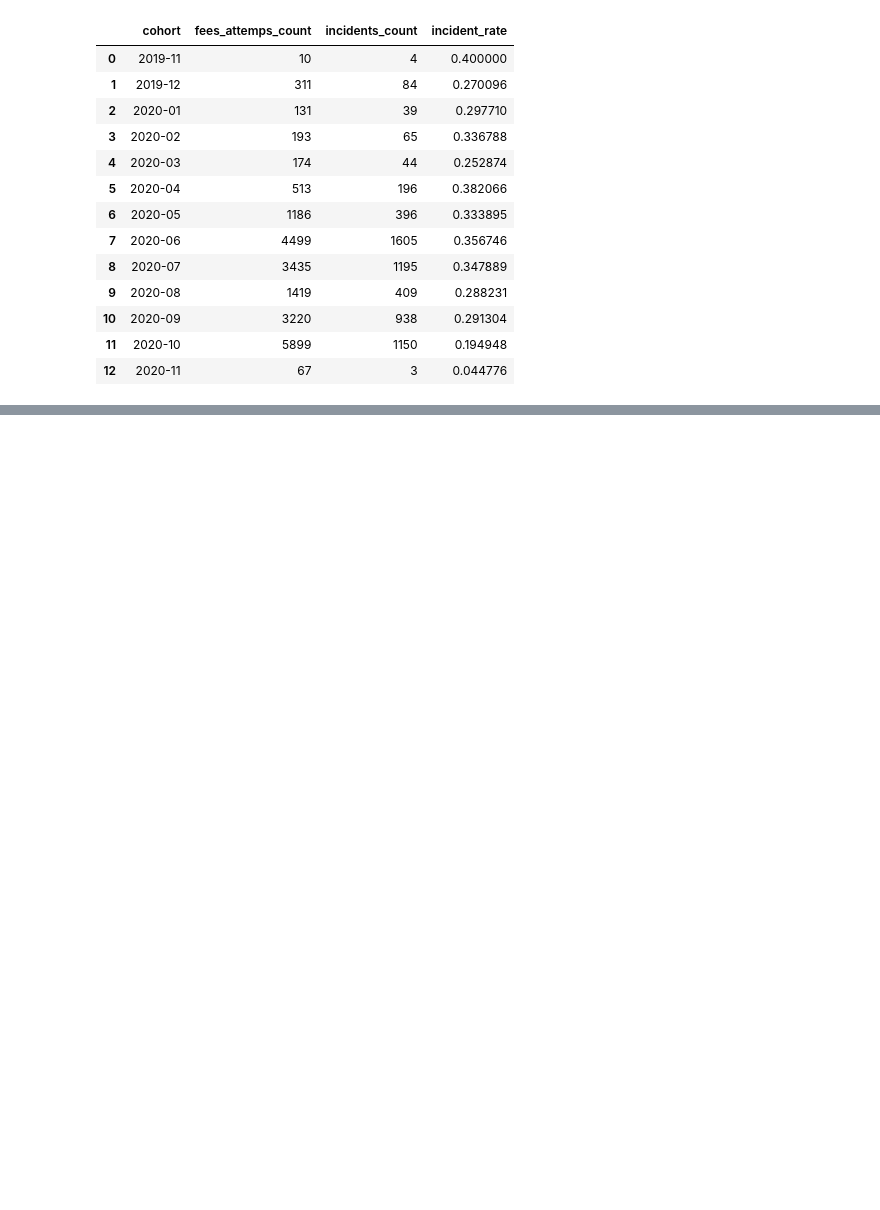
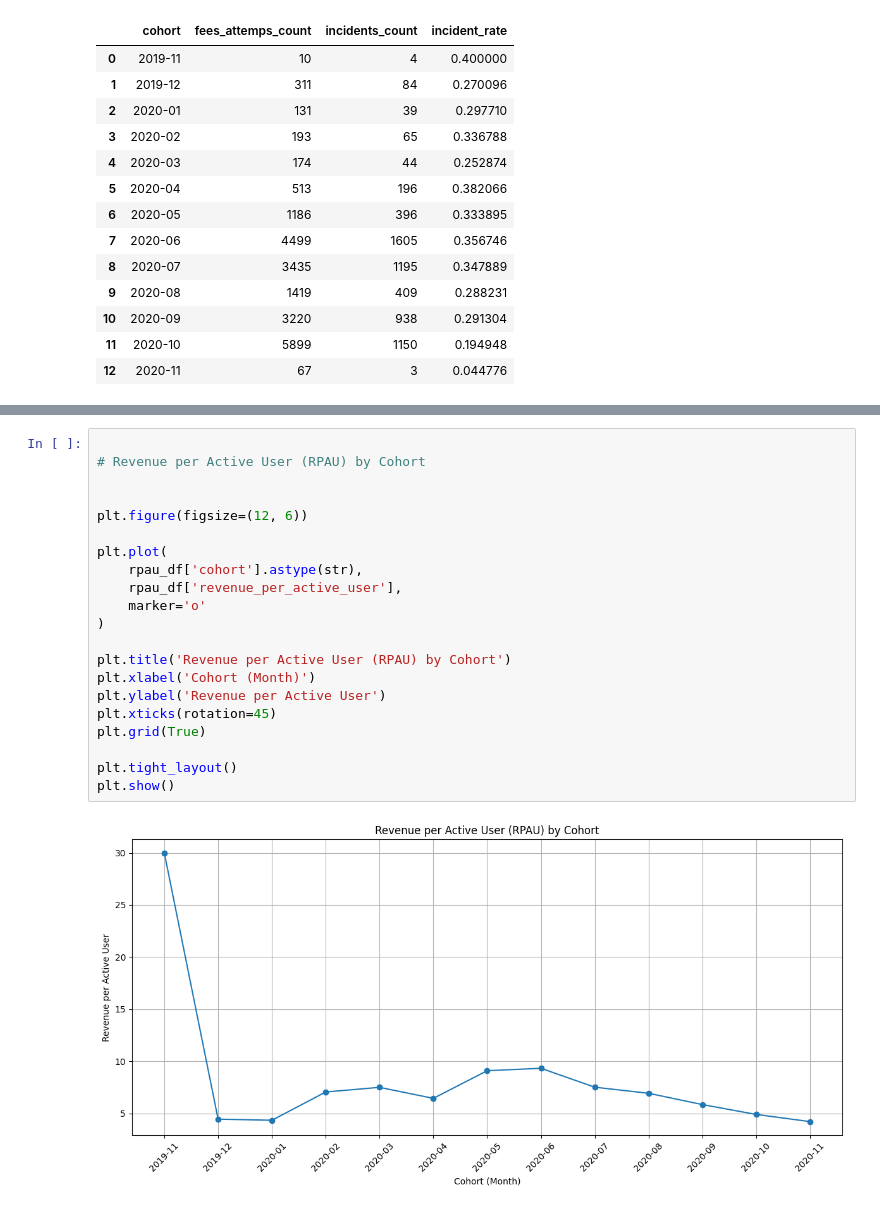
Before and after one commit to rayagerd/project-ironhack-payments-en, a Jupyter notebook: MVP_Erik.ipynb, the cells around one changed output, grey strips where cells are left out. Cells and saved outputs as stored; diff of their text form; blank space fills up the shorter version.

```diff
--- a/MVP_Erik.ipynb
+++ b/MVP_Erik.ipynb
@@ -771,0 +805,23 @@ plt.title('Incident Rate by Cohort');
+# %%
+
+# Revenue per Active User (RPAU) by Cohort
+
+
+plt.figure(figsize=(12, 6))
+
+plt.plot(
+    rpau_df['cohort'].astype(str),
+    rpau_df['revenue_per_active_user'],
+    marker='o'
+)
+
+plt.title('Revenue per Active User (RPAU) by Cohort')
+plt.xlabel('Cohort (Month)')
+plt.ylabel('Revenue per Active User')
+plt.xticks(rotation=45)
+plt.grid(True)
+
+plt.tight_layout()
+plt.show()
+# %% [output]
+[figure, added]
```
Also changed, not shown: parts of 23 cells of this notebook.
